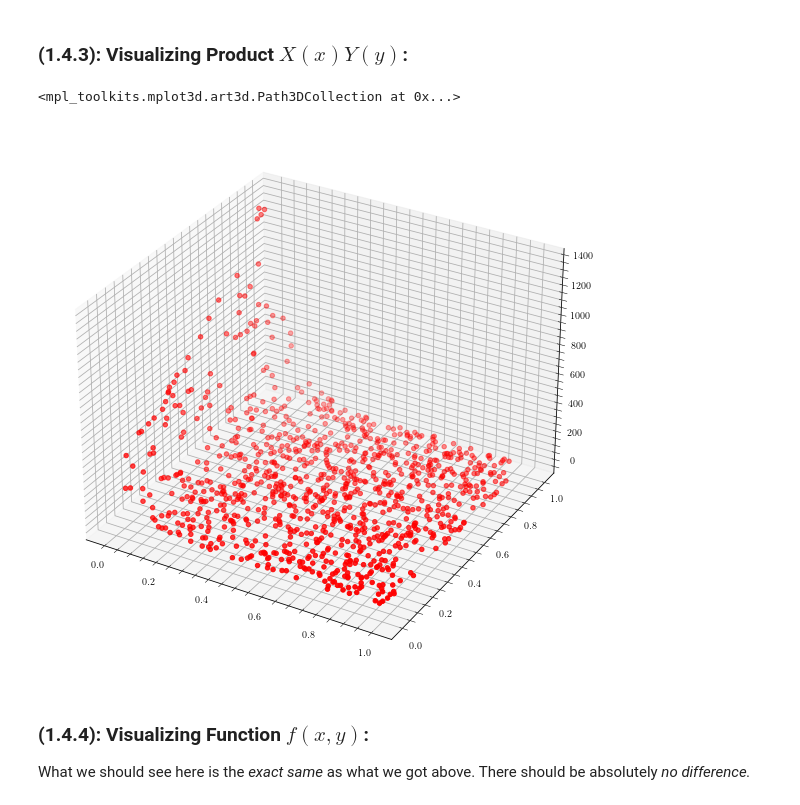
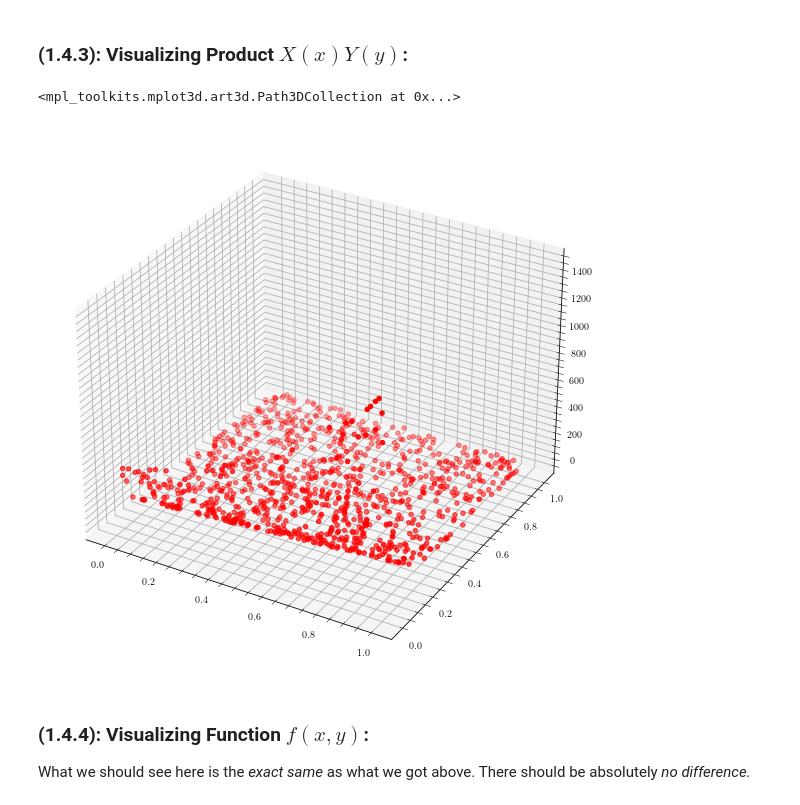
Before and after one commit to Woofmagic/sivers_regression, a Jupyter notebook: app/notebooks/symbolic_approach.ipynb, the cells around one changed output. Drawn from its saved outputs; the diff is of its cells as text; code cells hidden in the pictures.

```diff
--- a/app/notebooks/symbolic_approach.ipynb
+++ b/app/notebooks/symbolic_approach.ipynb
@@ -160,10 +160,10 @@ f_vs_p_axis.scatter(y_values, lambdified_Y_function_of_y(y_values))
 # %%
 f_vs_p_figure = plt.figure(figsize = (18, 10))
 f_vs_p_axis = f_vs_p_figure.add_subplot(1, 1, 1, projection = "3d")
-f_vs_p_axis.scatter(x_values, y_values, lambdified_Y_function_of_y(x_values) * lambdified_X_function_of_x(y_values), color = 'red')
+f_vs_p_axis.scatter(x_values, y_values, lambdified_Y_function_of_y(y_values) * lambdified_X_function_of_x(x_values), color = 'red')
 # %% [output]
 <mpl_toolkits.mplot3d.art3d.Path3DCollection at 0x...>
-[figure, old version]
+[figure, new version]
 # %% [markdown]
 ### (1.4.4): Visualizing Function $f(x, y)$:
 
```
Also changed, not shown: parts of 17 cells of this notebook.
